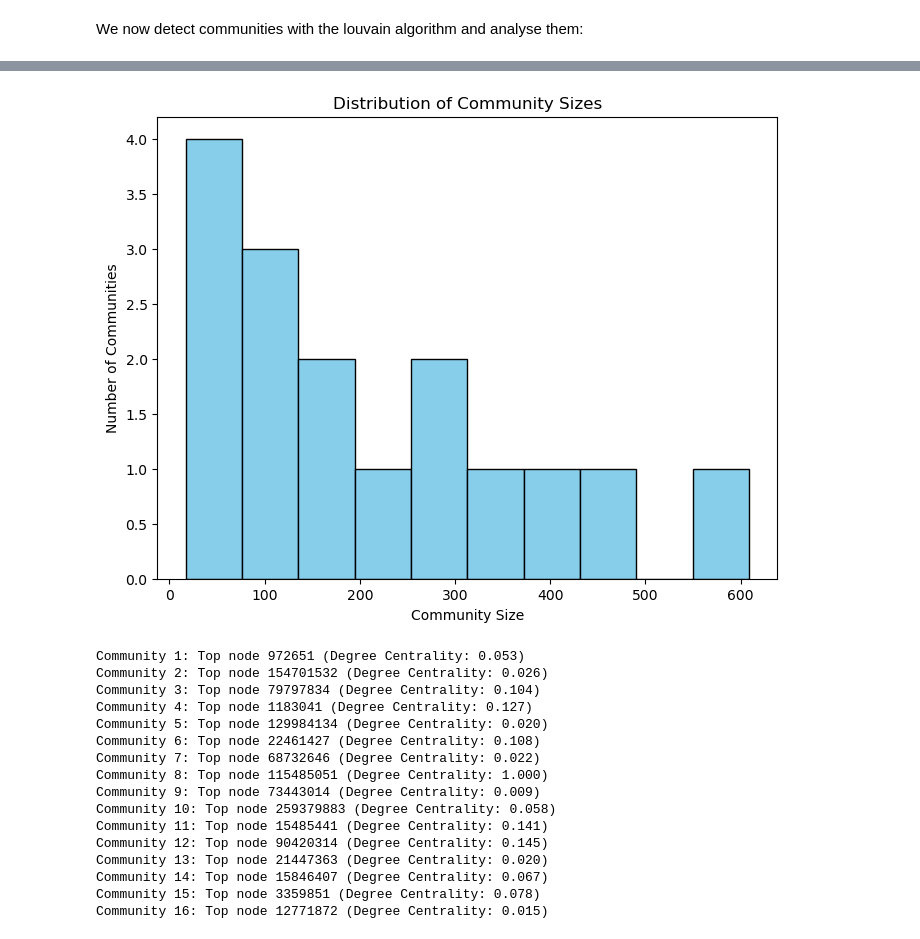
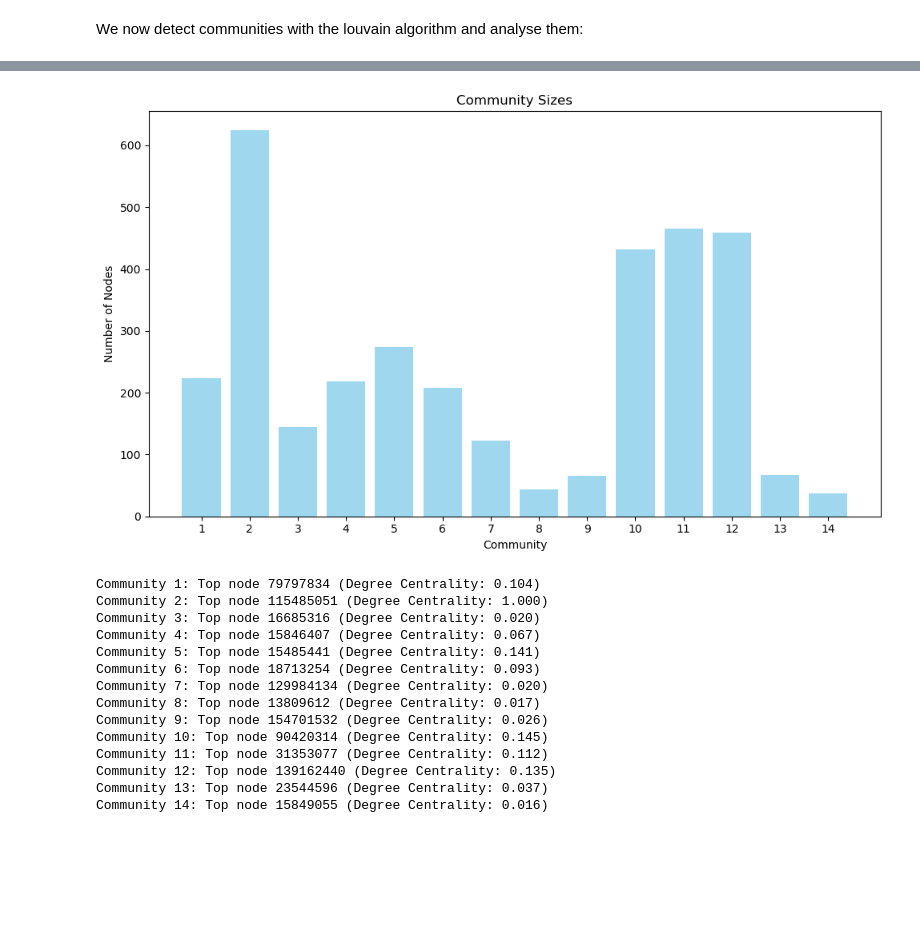
Before and after one commit to TiagoBarrosGarcia/ADC_Project_Group11, a Jupyter notebook: ego-Twitter_Grupo11.ipynb, the cells around one changed output, grey strips where cells are left out. Drawn from its saved outputs; the diff is of its cells as text; code cells hidden in the pictures; blank space fills up the shorter version.

```diff
--- a/ego-Twitter_Grupo11.ipynb
+++ b/ego-Twitter_Grupo11.ipynb
@@ -14,29 +14,13 @@ from networkx.algorithms.distance_measures import diameter
 #G = nx.read_edgelist(file_path)
 
 
-file_path = "twitter/12831.edges"  # Replace with your dataset path
-s_G = nx.read_edgelist(file_path) #edges are directed, but we are not treating them like so
-
-ego_node = '12831'
-nodes_in_graph = list(s_G.nodes())
-# Add edges from the ego node to every other node
-for node in nodes_in_graph:
-    if node != ego_node:
-        s_G.add_edge(ego_node, node)
-
 
 # Create a subset of the graph (Example: nodes with degree > 50)
 #degree_threshold = 50
 #subset_nodes = [node for node, degree in dict(G.degree()).items() if degree > degree_threshold]
 #s_G = G.subgraph(subset_nodes)
 
-# Find a central node in the subset (e.g., based on degree centrality)
-degree_centrality = nx.degree_centrality(s_G)
-central_node = max(degree_centrality, key=degree_centrality.get)
-print("Central node:", central_node)
 
-# Extract the ego network for the central node
-subset_G = nx.ego_graph(s_G, central_node, radius=1)
 
 # Helper: Compute metrics safely with progress logs
 def compute_metric(name, func, *args, **kwargs):
@@ -345,15 +312,28 @@ Top central nodes: [('12771872', 0.015075376884422112), ('5539522', 0.0138929943
 # %%
 import matplotlib.pyplot as plt
 
 # Plot community size distribution
-plt.figure(figsize=(8, 6))
-plt.hist(community_sizes, bins=10, color="skyblue", edgecolor="black")
-plt.xlabel("Community Size")
-plt.ylabel("Number of Communities")
-plt.title("Distribution of Community Sizes")
+#plt.figure(figsize=(8, 6))
+#plt.hist(community_sizes, bins=10, color="skyblue", edgecolor="black")
+#plt.xlabel("Community Size")
+#plt.ylabel("Number of Communities")
+#plt.title("Distribution of Community Sizes")
+#plt.show()
+#isto ta mal acho eu
+
+community_numbers = list(range(1, len(community_sizes) + 1))
+
+# Plot
+plt.figure(figsize=(10, 6))
+plt.bar(community_numbers, community_sizes, color='skyblue', alpha=0.8)
+plt.title("Community Sizes")
+plt.xlabel("Community")
+plt.ylabel("Number of Nodes")
+plt.xticks(community_numbers)  # Set custom x-ticks to show community numbers
+plt.tight_layout()
 plt.show()
 # %% [output]
-[figure, old version]
+[figure, new version]
 # %%
 # Compute centrality measures
 degree_centrality = nx.degree_centrality(subset_G)
@@ -363,22 +343,20 @@ for idx, community in enumerate(communities):
     top_node = max(community, key=lambda node: degree_centrality[node])
     print(f"Community {idx + 1}: Top node {top_node} (Degree Centrality: {degree_centrality[top_node]:.3f})")
 # %% [output]
-Community 1: Top node 972651 (Degree Centrality: 0.053)
-Community 2: Top node 154701532 (Degree Centrality: 0.026)
-Community 3: Top node 79797834 (Degree Centrality: 0.104)
-Community 4: Top node 1183041 (Degree Centrality: 0.127)
-Community 5: Top node 129984134 (Degree Centrality: 0.020)
-Community 6: Top node 22461427 (Degree Centrality: 0.108)
-Community 7: Top node 68732646 (Degree Centrality: 0.022)
-Community 8: Top node 115485051 (Degree Centrality: 1.000)
-Community 9: Top node 73443014 (Degree Centrality: 0.009)
-Community 10: Top node 259379883 (Degree Centrality: 0.058)
-Community 11: Top node 15485441 (Degree Centrality: 0.141)
-Community 12: Top node 90420314 (Degree Centrality: 0.145)
-Community 13: Top node 21447363 (Degree Centrality: 0.020)
-Community 14: Top node 15846407 (Degree Centrality: 0.067)
-Community 15: Top node 3359851 (Degree Centrality: 0.078)
-Community 16: Top node 12771872 (Degree Centrality: 0.015)
+Community 1: Top node 79797834 (Degree Centrality: 0.104)
+Community 2: Top node 115485051 (Degree Centrality: 1.000)
+Community 3: Top node 16685316 (Degree Centrality: 0.020)
+Community 4: Top node 15846407 (Degree Centrality: 0.067)
+Community 5: Top node 15485441 (Degree Centrality: 0.141)
+Community 6: Top node 18713254 (Degree Centrality: 0.093)
+Community 7: Top node 129984134 (Degree Centrality: 0.020)
+Community 8: Top node 13809612 (Degree Centrality: 0.017)
+Community 9: Top node 154701532 (Degree Centrality: 0.026)
+Community 10: Top node 90420314 (Degree Centrality: 0.145)
+Community 11: Top node 31353077 (Degree Centrality: 0.112)
+Community 12: Top node 139162440 (Degree Centrality: 0.135)
+Community 13: Top node 23544596 (Degree Centrality: 0.037)
+Community 14: Top node 15849055 (Degree Centrality: 0.016)
 # %%
 # Intra-community edges
 def intra_community_edges(graph, community):
```
Also changed, not shown: parts of 8 cells of this notebook.
